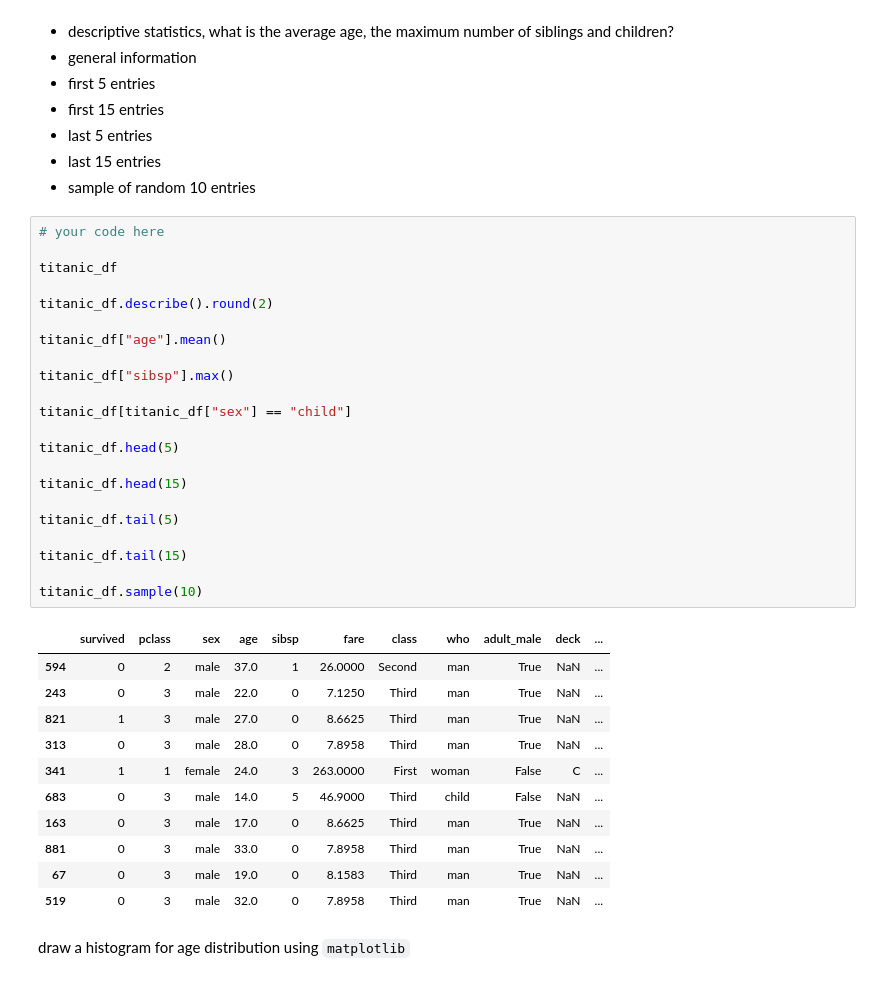
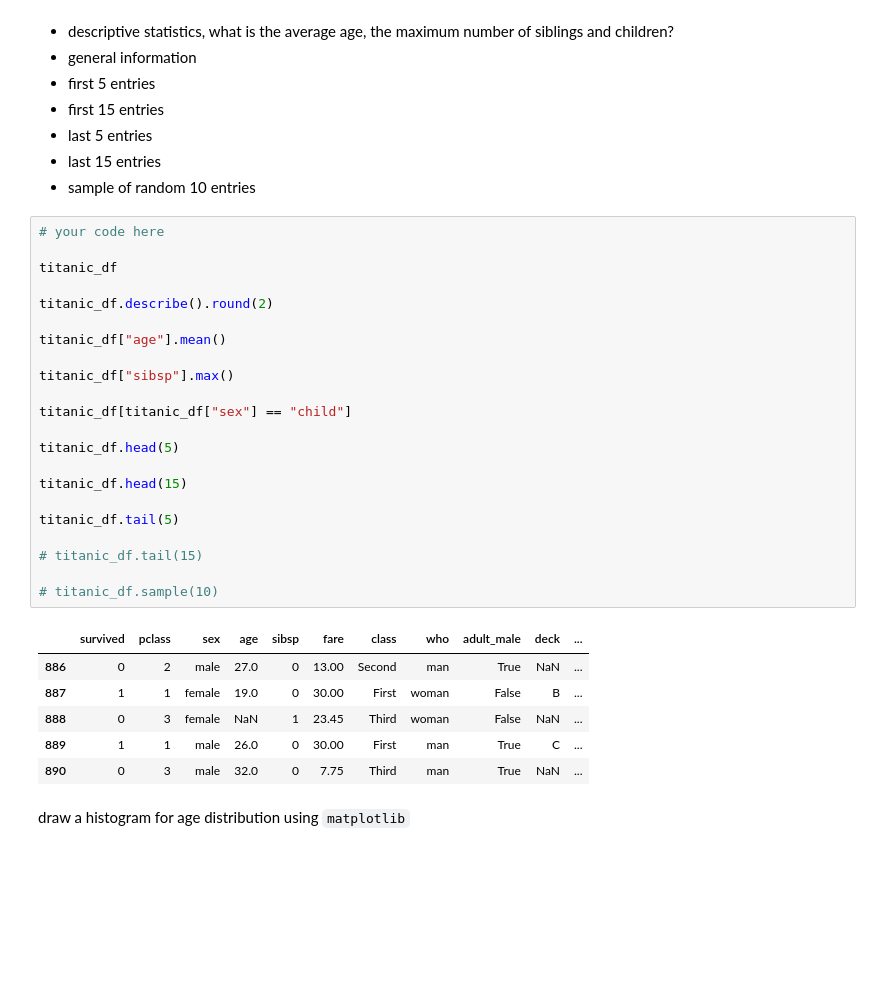
Before and after one commit to Sebastian42-5/python-2, a Jupyter notebook: week2/titanic-part2.ipynb, the cells around one changed output. Cells and saved outputs as stored; diff of their text form; blank space fills up the shorter version.

```diff
--- a/week2/titanic-part2.ipynb
+++ b/week2/titanic-part2.ipynb
@@ -27,37 +27,32 @@ print the following
 # %%
 # your code here
 
 titanic_df
 
 titanic_df.describe().round(2)
 
 titanic_df["age"].mean()
 
 titanic_df["sibsp"].max()
 
 titanic_df[titanic_df["sex"] == "child"]
 
 titanic_df.head(5)
 
 titanic_df.head(15)
 
 titanic_df.tail(5)
 
-titanic_df.tail(15)
+# titanic_df.tail(15)
 
-titanic_df.sample(10)
+# titanic_df.sample(10)
 # %% [output]
 |  | survived | pclass | sex | age | sibsp | fare | class | who | adult_male | deck | ... |
-| 594 | 0 | 2 | male | 37.0 | 1 | 26.0000 | Second | man | True | NaN | ... |
-| 243 | 0 | 3 | male | 22.0 | 0 | 7.1250 | Third | man | True | NaN | ... |
-| 821 | 1 | 3 | male | 27.0 | 0 | 8.6625 | Third | man | True | NaN | ... |
-| 313 | 0 | 3 | male | 28.0 | 0 | 7.8958 | Third | man | True | NaN | ... |
-| 341 | 1 | 1 | female | 24.0 | 3 | 263.0000 | First | woman | False | C | ... |
-| 683 | 0 | 3 | male | 14.0 | 5 | 46.9000 | Third | child | False | NaN | ... |
-| 163 | 0 | 3 | male | 17.0 | 0 | 8.6625 | Third | man | True | NaN | ... |
-| 881 | 0 | 3 | male | 33.0 | 0 | 7.8958 | Third | man | True | NaN | ... |
-| 67 | 0 | 3 | male | 19.0 | 0 | 8.1583 | Third | man | True | NaN | ... |
-| 519 | 0 | 3 | male | 32.0 | 0 | 7.8958 | Third | man | True | NaN | ... |
+| 886 | 0 | 2 | male | 27.0 | 0 | 13.00 | Second | man | True | NaN | ... |
+| 887 | 1 | 1 | female | 19.0 | 0 | 30.00 | First | woman | False | B | ... |
+| 888 | 0 | 3 | female | NaN | 1 | 23.45 | Third | woman | False | NaN | ... |
+| 889 | 1 | 1 | male | 26.0 | 0 | 30.00 | First | man | True | C | ... |
+| 890 | 0 | 3 | male | 32.0 | 0 | 7.75 | Third | man | True | NaN | ... |
 # %% [markdown]
 draw a histogram for age distribution using `matplotlib`
 # %%
```
Also changed, not shown: 1 other file.
